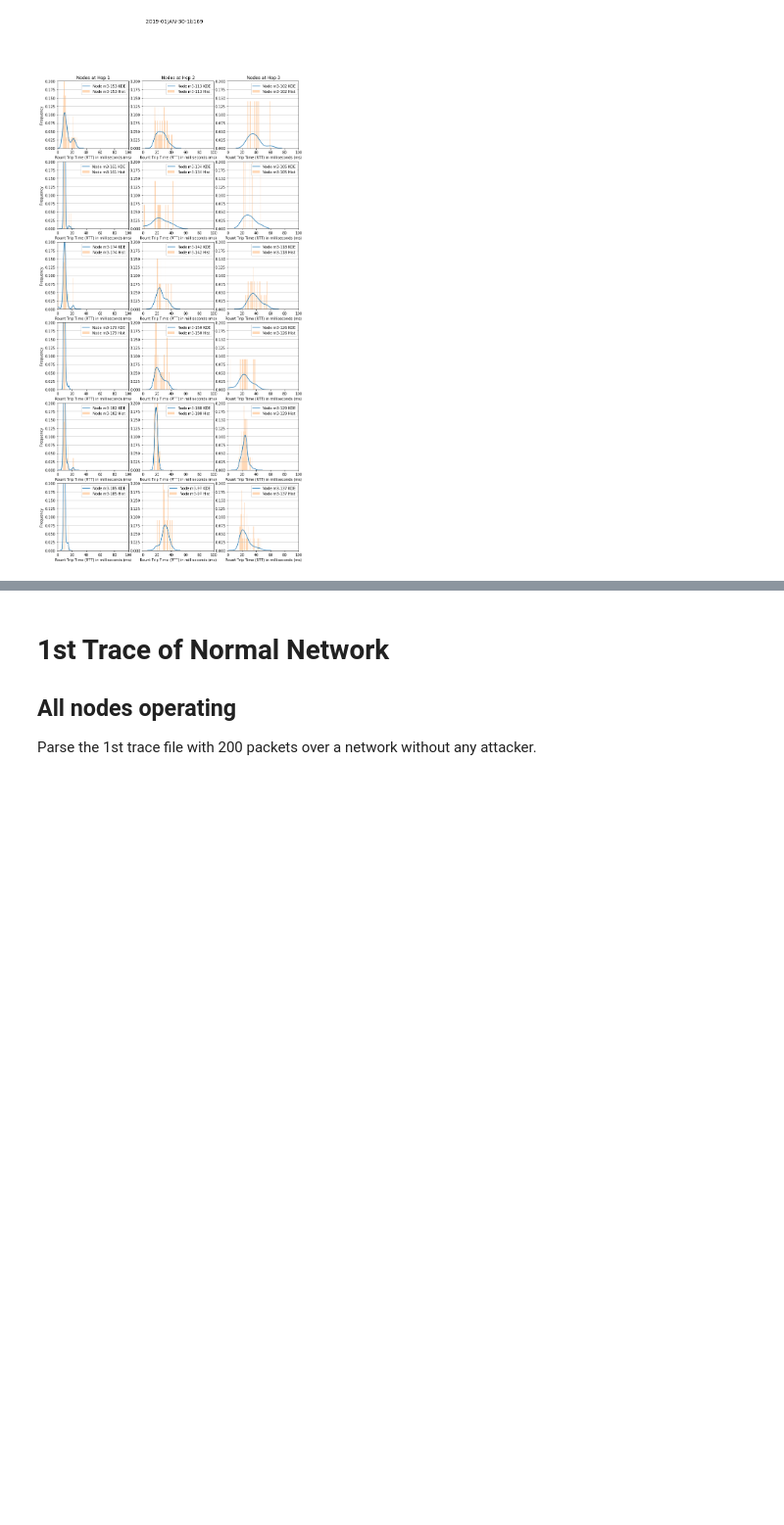
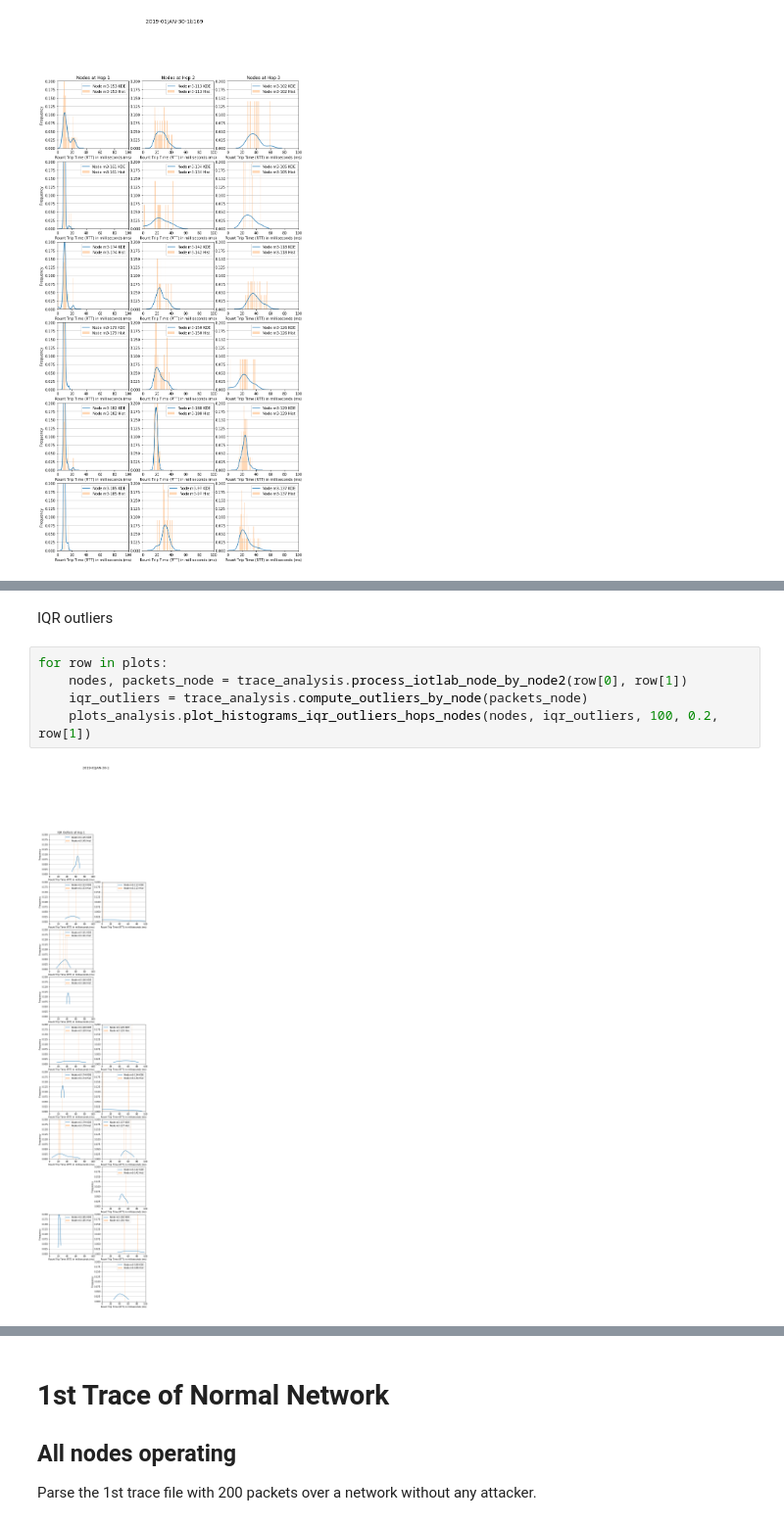
Before and after one commit to ichatz/iot-netprofiler, a Jupyter notebook: iot-lab-25nodes/ExploratoryAnalysis.ipynb, the cells around one changed output, grey strips where cells are left out. Shown at 98% size. Drawn from its saved outputs; the diff is of its cells as text; blank space fills up the shorter version.

```diff
--- a/iot-lab-25nodes/ExploratoryAnalysis.ipynb
+++ b/iot-lab-25nodes/ExploratoryAnalysis.ipynb
@@ -32,0 +52,9 @@ ValueError: `dataset` input should have multiple elements.
+# %% [markdown]
+IQR outliers
+# %%
+for row in plots:
+    nodes, packets_node = trace_analysis.process_iotlab_node_by_node2(row[0], row[1])
+    iqr_outliers = trace_analysis.compute_outliers_by_node(packets_node)
+    plots_analysis.plot_histograms_iqr_outliers_hops_nodes(nodes, iqr_outliers, 100, 0.2, row[1])
+# %% [output]
+[figure, added]
```
Also changed, not shown: parts of 5 cells of this notebook, 27 other files.
